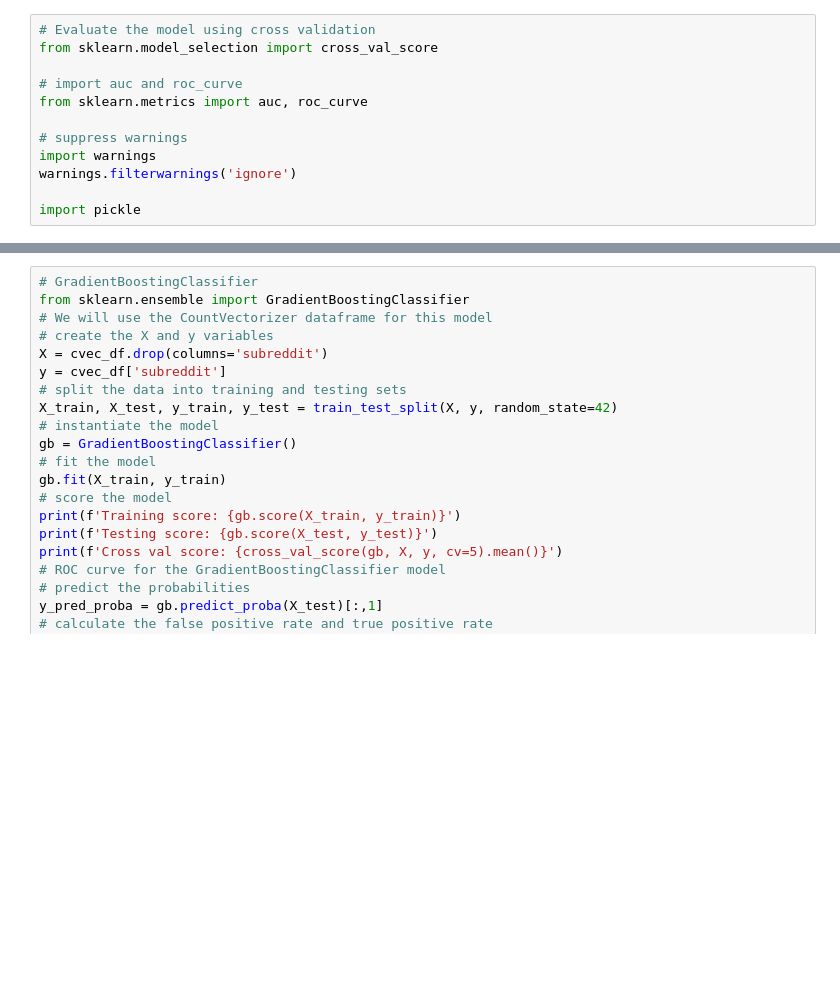
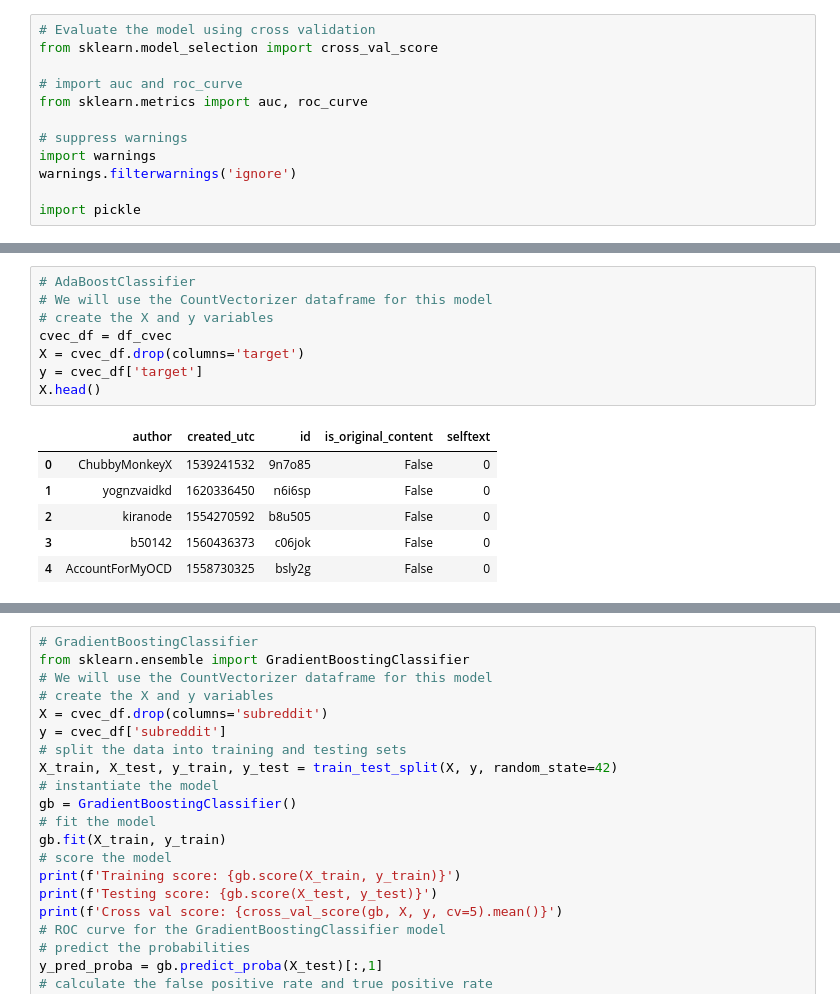
Before and after one commit to grahamwaters/Reddit-NLP-Analysis, a Jupyter notebook: notebooks/final_report_checkpoint.ipynb, the cells around one changed output, grey strips where cells are left out. Cells and saved outputs as stored; diff of their text form; blank space fills up the shorter version.

```diff
--- a/notebooks/final_report_checkpoint.ipynb
+++ b/notebooks/final_report_checkpoint.ipynb
@@ -627,4 +900,19 @@ Training score: 0.9427980193629444
 Testing score: 0.9272888494790512
 Cross val score: 0.926283069733894
 [figure]
+# %%
+# AdaBoostClassifier
+# We will use the CountVectorizer dataframe for this model
+# create the X and y variables
+cvec_df = df_cvec
+X = cvec_df.drop(columns='target')
+y = cvec_df['target']
+X.head()
+# %% [output]
+|  | author | created_utc | id | is_original_content | selftext |
+| 0 | ChubbyMonkeyX | 1539241532 | 9n7o85 | False | 0 |
+| 1 | yognzvaidkd | 1620336450 | n6i6sp | False | 0 |
+| 2 | kiranode | 1554270592 | b8u505 | False | 0 |
+| 3 | b50142 | 1560436373 | c06jok | False | 0 |
+| 4 | AccountForMyOCD | 1558730325 | bsly2g | False | 0 |
 # %%
```
Also changed, not shown: parts of 30 cells of this notebook, 5 other files.
